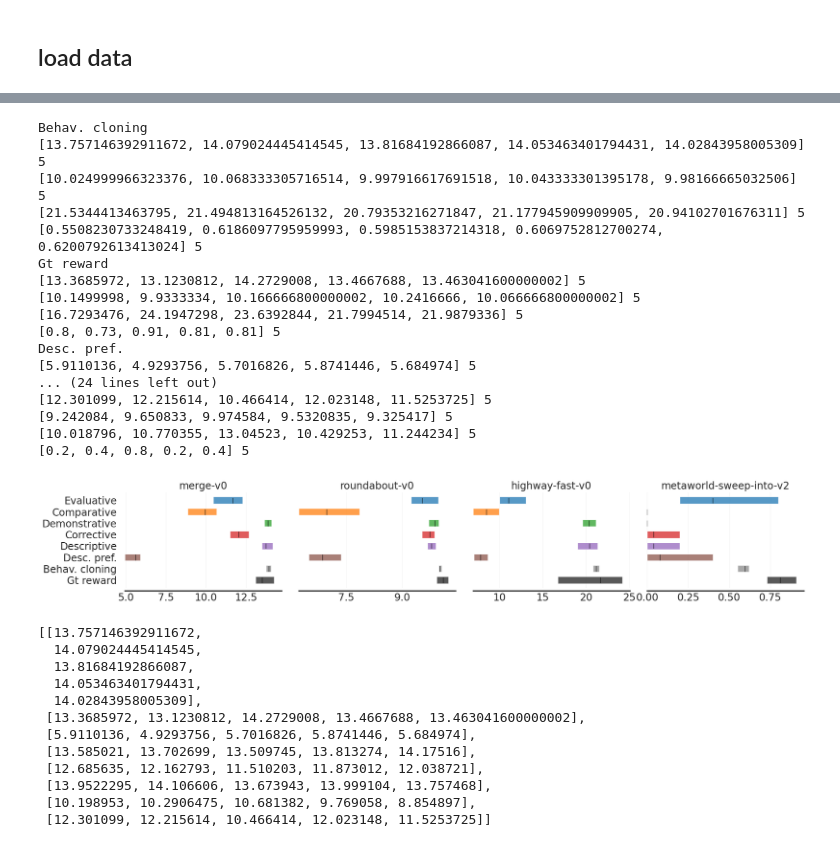
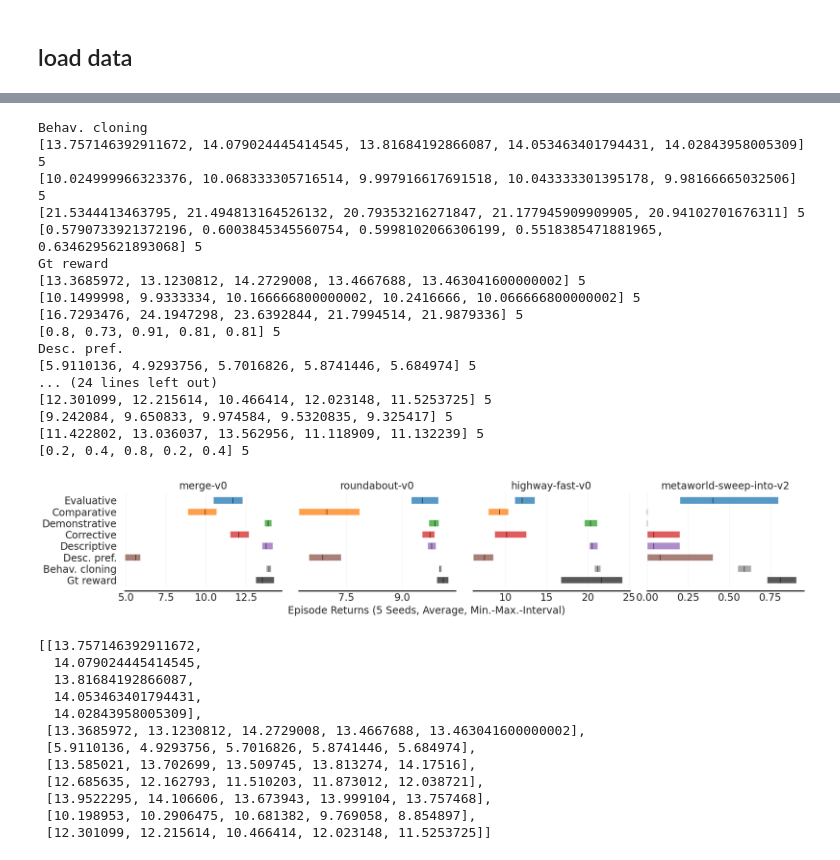
Before and after one commit to ymetz/multi-type-feedback, a Jupyter notebook: rlhf/notebooks/Generate_rliable_reward_plots.ipynb, the cells around one changed output, grey strips where cells are left out. Drawn from its saved outputs; the diff is of its cells as text; code cells hidden in the pictures.

Commit message:
common parsing and utils

```diff
--- a/rlhf/notebooks/Generate_rliable_reward_plots.ipynb
+++ b/rlhf/notebooks/Generate_rliable_reward_plots.ipynb
@@ -87,7 +87,7 @@ filtered_run_data = []
 # Iterate through the runs
 for run in runs:
     # Check if the run name starts with "ppo_"
-    if run.name.startswith("RL_") and "noise" not in run.name and "ensemble" not in run.name:
+    if run.name.startswith("RL_") and "noise" not in run.name and "ensemble" not in run.name and "nfeedback" not in run.name:
         # Get the summary statistics (includes final values of metrics)
         summary = run.summary._json_dict
 
@@ -112,7 +112,7 @@ orig_df = pd.DataFrame(filtered_run_data)
 filtered_bc_run_data = []
 for run in runs:
     # Check if the run name starts with "ppo_"
-    if run.name.startswith("BC_") and "noise" not in run.name and "ensemble" not in run.name:
+    if run.name.startswith("BC_") and "noise" not in run.name and "ensemble" not in run.name and "nfeedback" not in run.name:
         # Get the summary statistics (includes final values of metrics)
         summary = run.summary._json_dict
 
@@ -210,5 +210,9 @@ for fb in result_dict.keys():
     result_dict[fb] = result_dict[fb]
 
 result_dict = {k.replace("descriptive_preference", "desc. pref.").capitalize():v for k,v in result_dict.items()}
-print(result_dict)
+
+for key, value in result_dict.items():
+    print(key)
+    for v in value:
+        print(v, len(v))
 # %% [output]
@@ -258,6 +278,9 @@ for env in envs:
 
 result_dict = {k.replace("descriptive_preference", "desc. pref.").capitalize():v for k,v in result_dict.items()}
 result_dict["Demonstrative"][2].append(20.36) # fill with average, dirty hotfix i know
+result_dict["Desc. pref."][2].append(7.49687825)
+result_dict["Descriptive"][2].append(20.36)
+
 
 for key, value in result_dict.items():
     print(key)
@@ -268,7 +291,7 @@ Behav. cloning
 [13.757146392911672, 14.079024445414545, 13.81684192866087, 14.053463401794431, 14.02843958005309] 5
 [10.024999966323376, 10.068333305716514, 9.997916617691518, 10.043333301395178, 9.98166665032506] 5
 [21.5344413463795, 21.494813164526132, 20.79353216271847, 21.177945909909905, 20.94102701676311] 5
-[0.5508230733248419, 0.6186097795959993, 0.5985153837214318, 0.6069752812700274, 0.6200792613413024] 5
+[0.5790733921372196, 0.6003845345560754, 0.5998102066306199, 0.5518385471881965, 0.6346295621893068] 5
 Gt reward
 [13.3685972, 13.1230812, 14.2729008, 13.4667688, 13.463041600000002] 5
 [10.1499998, 9.9333334, 10.166666800000002, 10.2416666, 10.066666800000002] 5
@@ -279,7 +302,7 @@ Desc. pref.
 ... (24 lines left out)
 [12.301099, 12.215614, 10.466414, 12.023148, 11.5253725] 5
 [9.242084, 9.650833, 9.974584, 9.5320835, 9.325417] 5
-[10.018796, 10.770355, 13.04523, 10.429253, 11.244234] 5
+[11.422802, 13.036037, 13.562956, 11.118909, 11.132239] 5
 [0.2, 0.4, 0.8, 0.2, 0.4] 5
 # %%
 result_dict_mean = {}
@@ -296,26 +406,26 @@ for fb in result_dict.keys():
 # %%
 display_feedback_types = ['Gt reward', 'Behav. cloning', 'Desc. pref.', 'Descriptive', 'Corrective', 'Demonstrative', 'Comparative', 'Evaluative']
 color_scale = {
     'Gt reward': '#222222',
     'Behav. cloning': '#8b8b8b',
     'Evaluative': '#1f77b4',     # blue
     'Comparative': '#ff7f0e',    # orange
     'Demonstrative': '#2ca02c',  # green
     'Corrective': '#d62728',     # red
     'Descriptive': '#9467bd',    # purple
     'Desc. pref.': '#8c564b', # brown
 }
 
-plot_utils.plot_interval_estimates(
+fig, ax = plot_interval_estimates(
   result_dict_mean, result_dict_intervals,
   metric_names=envs,
     colors=color_scale,
     subfigure_width=4.5,
-  algorithms=display_feedback_types, xlabel=''),
+  algorithms=display_feedback_types, xlabel='Episode Returns (5 Seeds, Average, Min.-Max.-Interval)')
 
-plt.savefig("all_results_with_error_bars_2.png")
+fig.savefig("all_results_with_error_bars_2.png", bbox_inches='tight')
 # %% [output]
-[figure, old version]
+[figure, new version]
 # %%
 [r[0] for r in result_dict.values()]
 # %% [output]
```
Also changed, not shown: parts of 4 cells of this notebook, 12 other files.
